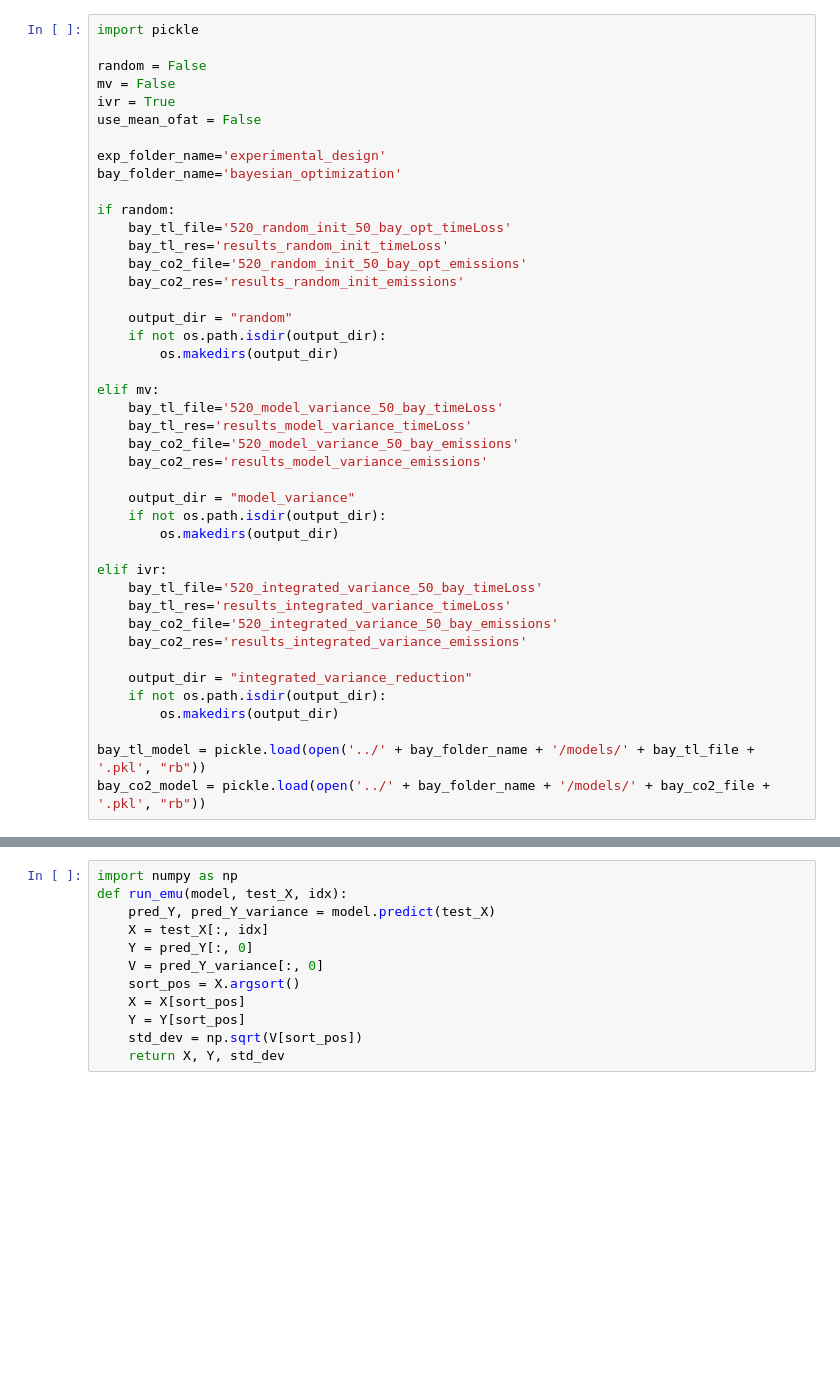
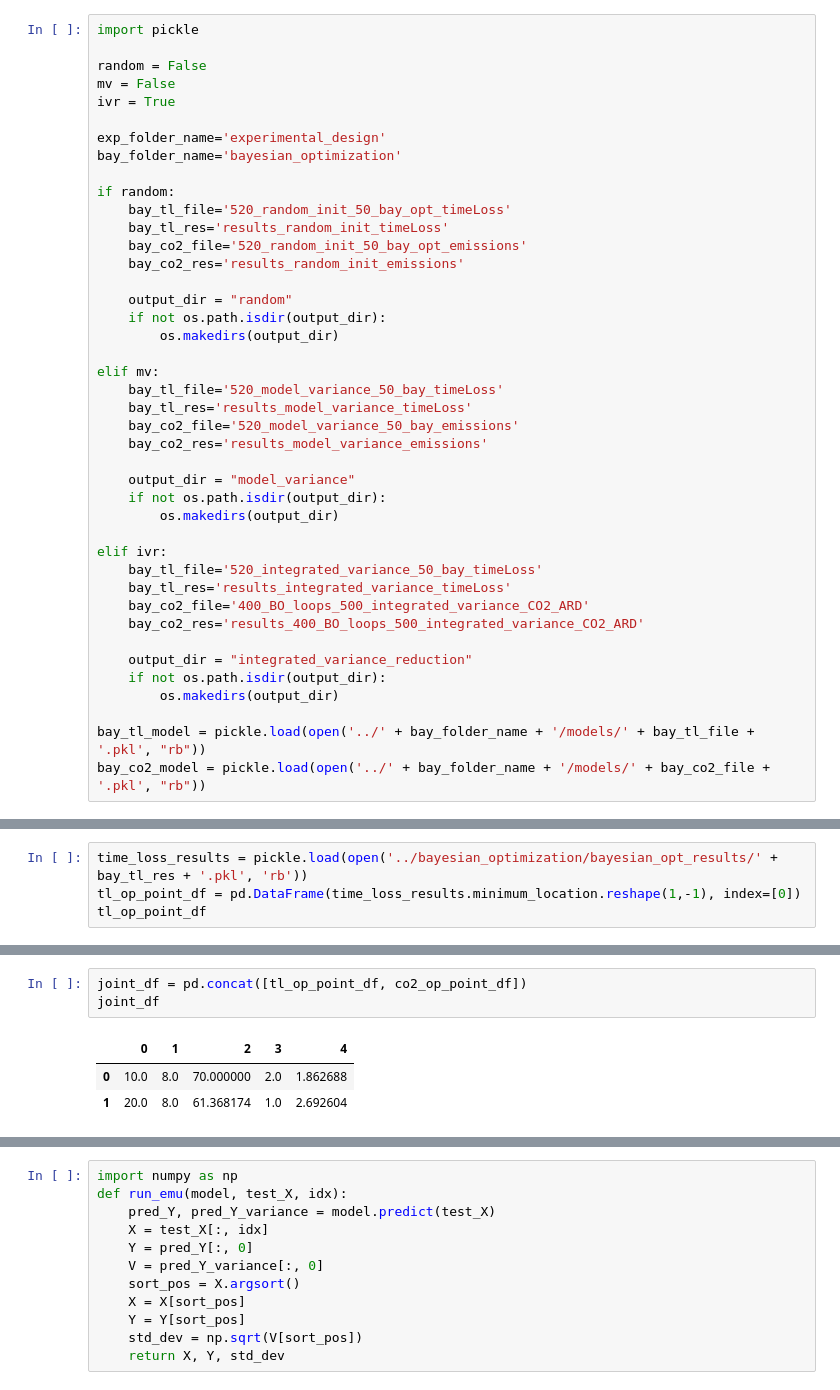
Before and after one commit to MatteoBettini/TrafficEmu, a Jupyter notebook: sensitivity_analysis/ofat.ipynb, the cells around one changed output, grey strips where cells are left out. Drawn from its saved outputs; the diff is of its cells as text; blank space fills up the shorter version.

```diff
--- a/sensitivity_analysis/ofat.ipynb
+++ b/sensitivity_analysis/ofat.ipynb
@@ -4,7 +4,6 @@ import pickle
 random = False
 mv = False
 ivr = True
-use_mean_ofat = False
 
 exp_folder_name='experimental_design'
 bay_folder_name='bayesian_optimization'
@@ -32,8 +31,8 @@ elif mv:
 elif ivr:
     bay_tl_file='520_integrated_variance_50_bay_timeLoss'
     bay_tl_res='results_integrated_variance_timeLoss'
-    bay_co2_file='520_integrated_variance_50_bay_emissions'
-    bay_co2_res='results_integrated_variance_emissions'
+    bay_co2_file='400_BO_loops_500_integrated_variance_CO2_ARD'
+    bay_co2_res='results_400_BO_loops_500_integrated_variance_CO2_ARD'
 
     output_dir = "integrated_variance_reduction"
     if not os.path.isdir(output_dir):
@@ -59,0 +46,4 @@ else:
+# %%
+time_loss_results = pickle.load(open('../bayesian_optimization/bayesian_opt_results/' + bay_tl_res + '.pkl', 'rb'))
+tl_op_point_df = pd.DataFrame(time_loss_results.minimum_location.reshape(1,-1), index=[0])
+tl_op_point_df
@@ -59,0 +60,7 @@ else:
+# %%
+joint_df = pd.concat([tl_op_point_df, co2_op_point_df])
+joint_df
+# %% [output]
+|  | 0 | 1 | 2 | 3 | 4 |
+| 0 | 10.0 | 8.0 | 70.000000 | 2.0 | 1.862688 |
+| 1 | 20.0 | 8.0 | 61.368174 | 1.0 | 2.692604 |
```
Also changed, not shown: parts of 7 cells of this notebook, 19 other files.
